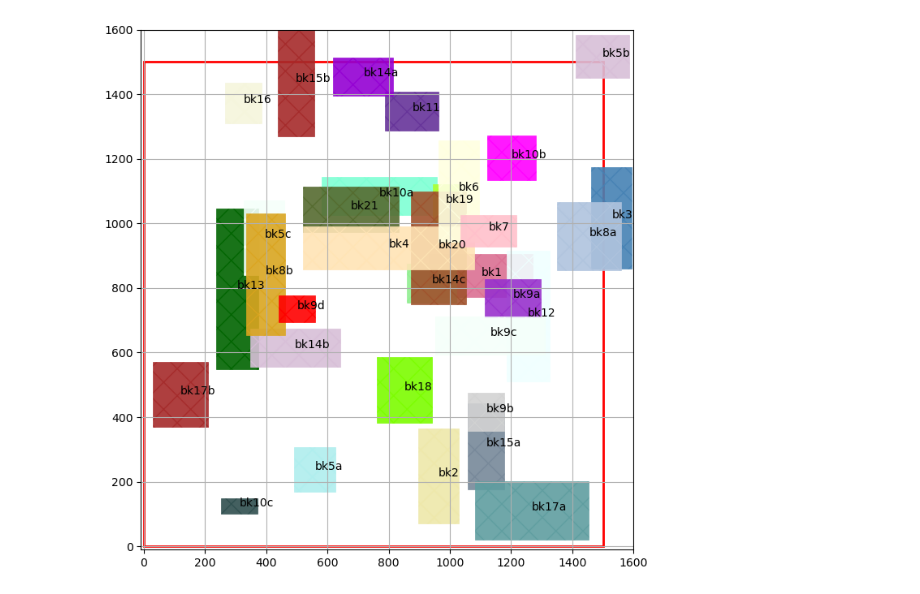
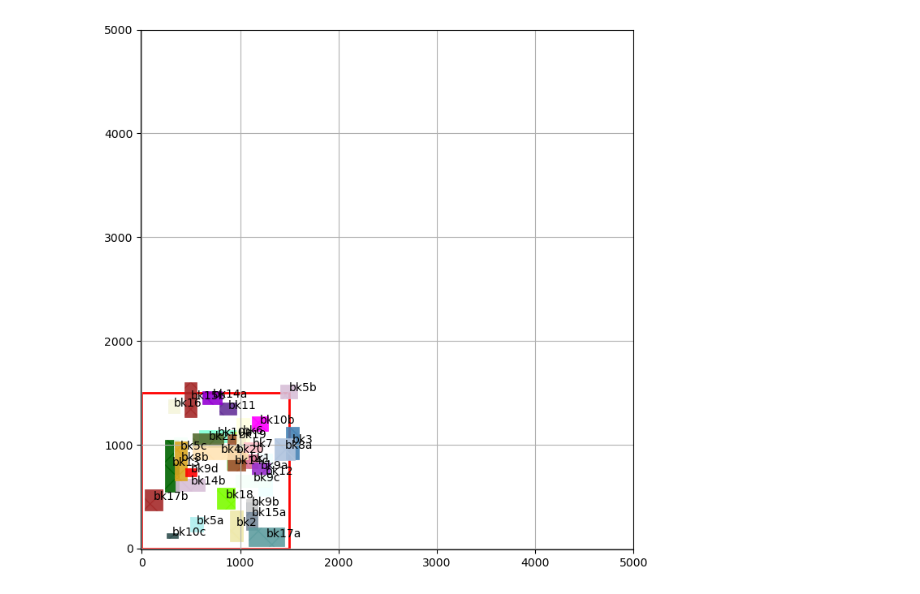
Before and after one commit to TiMo3654/abf, a Jupyter notebook: yal_read_test.ipynb, the cells around one changed output. Saved outputs shown, nothing was run; the diff lists cells and outputs as text; code cells hidden in the pictures.

```diff
--- a/yal_read_test.ipynb
+++ b/yal_read_test.ipynb
@@ -27,18 +28,18 @@ for participant in participants[:-1]:
 # %%
 layout_zone = {"xmin"   : 0,
                "ymin"   : 0,
                "width"  : 1500,     #8000
                "height" : 1500}     #8000
 
 conciliation_quota  = 0.5
 
 critical_amount     = 100
 
 p   = random_place_mcnc(participants, layout_zone, 666)
 
-a = plot_participants(layout_zone, p, 1600, 1600)
+a = plot_participants(layout_zone, p, 5000, 5000)
 # %% [output]
-[figure, old version]
+[figure, new version]
 # %%
 participants            = determine_initial_conditions(p, layout_zone, conciliation_quota, critical_amount)
 # %%
```
Also changed, not shown: parts of 2 cells of this notebook, 3 other files.
